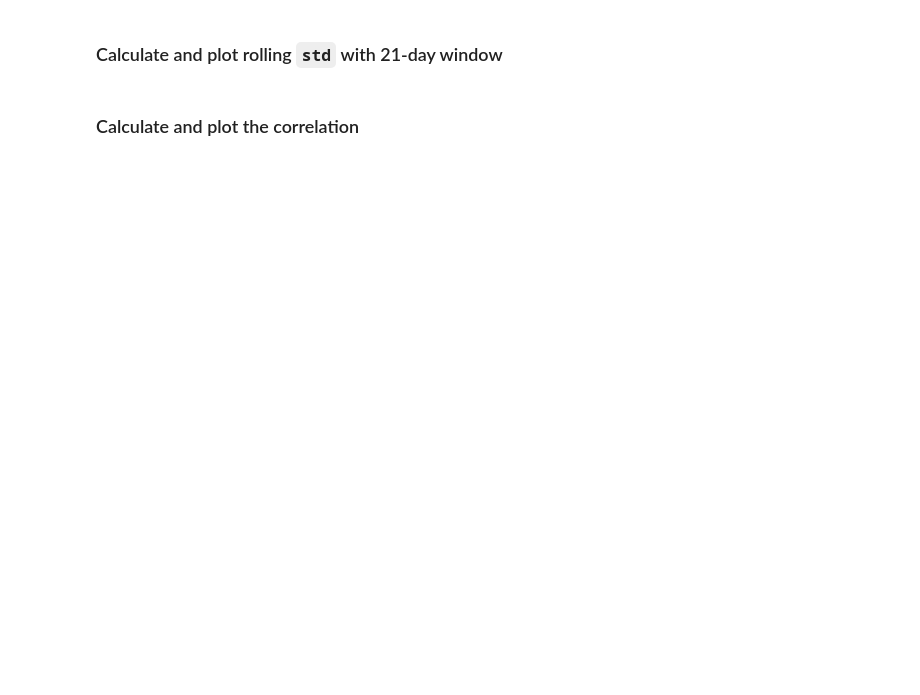
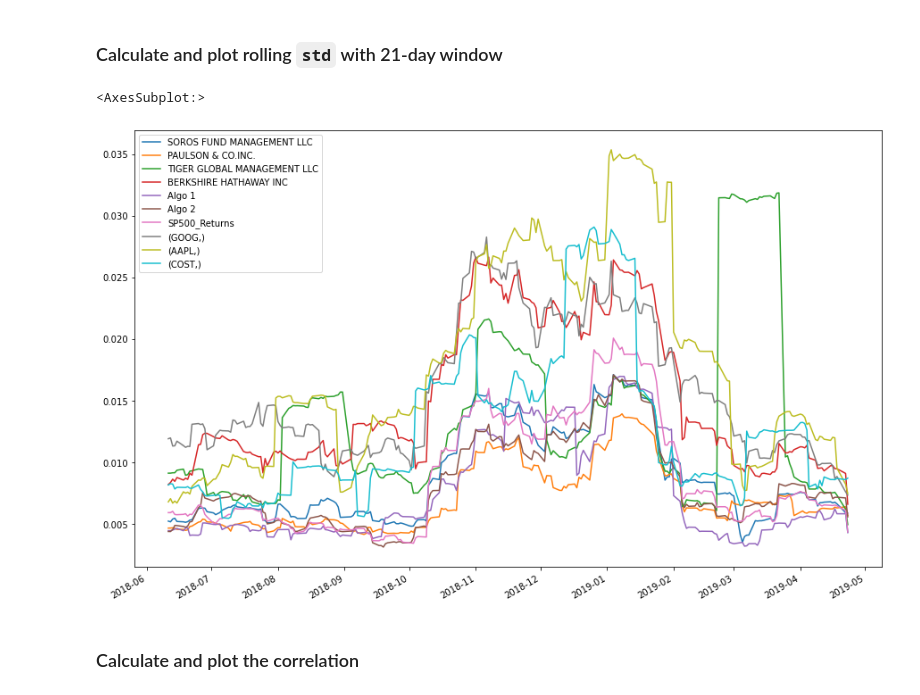
Before and after one commit to fllamas360/Pandas_HWK, a Jupyter notebook: whale_hwk.ipynb, the cells around one changed output. Drawn from its saved outputs; the diff is of its cells as text; code cells hidden in the pictures; blank space fills up the shorter version.

```diff
--- a/whale_hwk.ipynb
+++ b/whale_hwk.ipynb
@@ -392,0 +494,11 @@ For this demo solution, we fetch data from three companies listes in the S&P 500
+# %%
+# Reorganize portfolio data by having a column per symbol
+columns = [['Symbol1', 'Close_G', 'Symbol2', 'Close_A', 'Symbol3', 'Close_C']]
+combined_port.columns = columns
+combined_port = combined_port.drop(columns=["Symbol1", "Symbol2", "Symbol3"])
+combined_port = combined_port.rename(columns={
+    "Close_G": "GOOG",
+    "Close_A": "AAPL",
+    "Close_C": "COST"
+})
+combined_port.head()
@@ -392,0 +513,4 @@ For this demo solution, we fetch data from three companies listes in the S&P 500
+# %%
+# Calculate daily returns
+daily_port = combined_port.pct_change()
+daily_port.head()
@@ -393,6 +525,5 @@ For this demo solution, we fetch data from three companies listes in the S&P 500
 # %%
-# Calculate daily returns
-
 # Drop NAs
-
+daily_port.dropna(inplace=True)
 # Display sample data
+daily_port.head()
@@ -409,3 +557,10 @@ weights = [1/3, 1/3, 1/3]
 ## Join your portfolio returns to the DataFrame that contains all of the portfolio returns
 # %%
 # Join your returns DataFrame to the original returns DataFrame
+combined_all = pd.concat([combined_df, daily_port], axis="columns", join="inner")
+combined_all.rename(columns={
+    "(GOOG,)": "GOOG",
+    "(AAPL,)": "AAPL",
+    "(COST,)": "COST"
+})
+combined_all.head()
@@ -421,8 +611,12 @@ weights = [1/3, 1/3, 1/3]
 ### Calculate and plot rolling `std` with 21-day window
 # %%
 # Calculate rolling standard deviation
-
+combined_all.rolling(window=21).std()
 # Plot rolling standard deviation
+combined_all.rolling(window=21).std().plot(figsize= (15,10))
+# %% [output]
+<AxesSubplot:>
+[figure, added]
 # %% [markdown]
 ### Calculate and plot the correlation
 # %%
```
Also changed, not shown: parts of 29 cells of this notebook, 1 other file.
